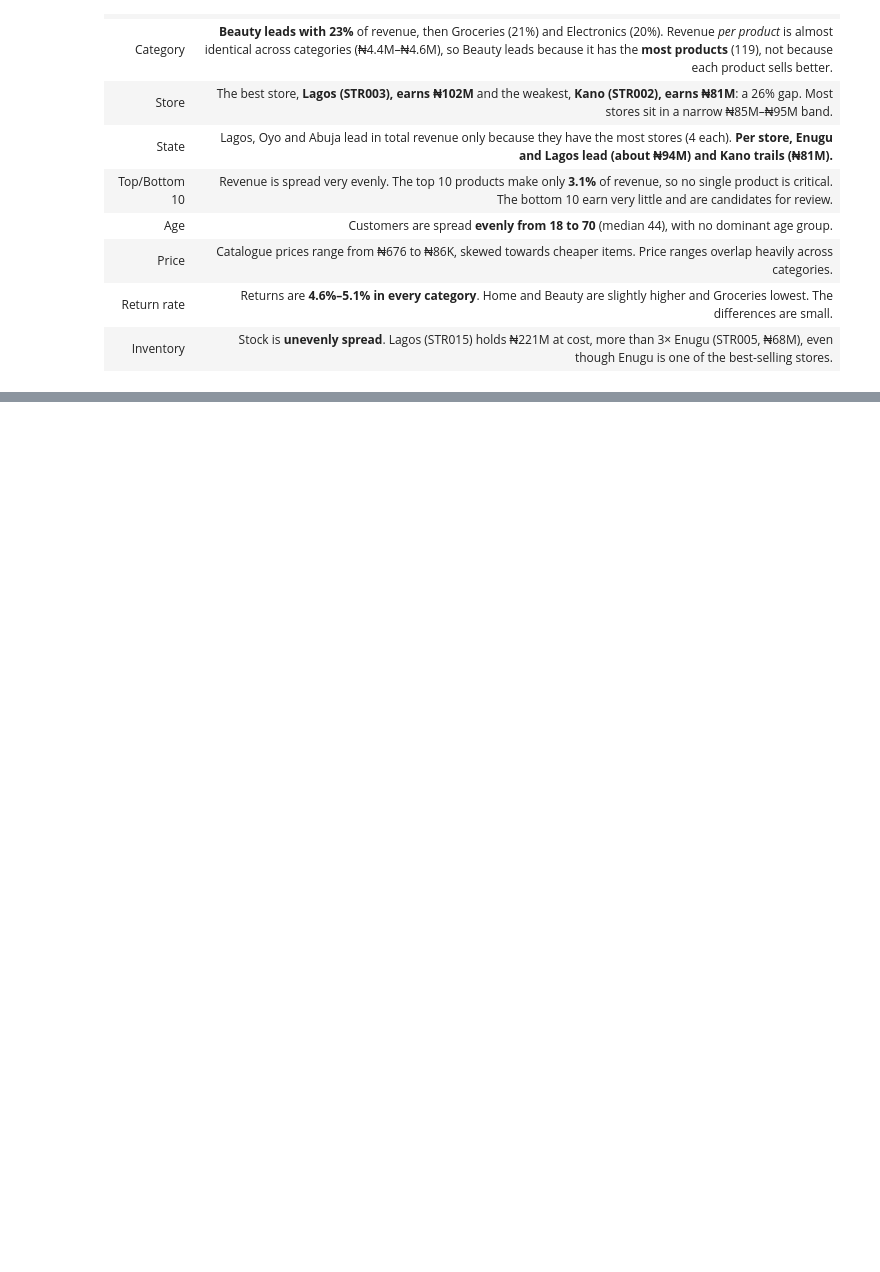
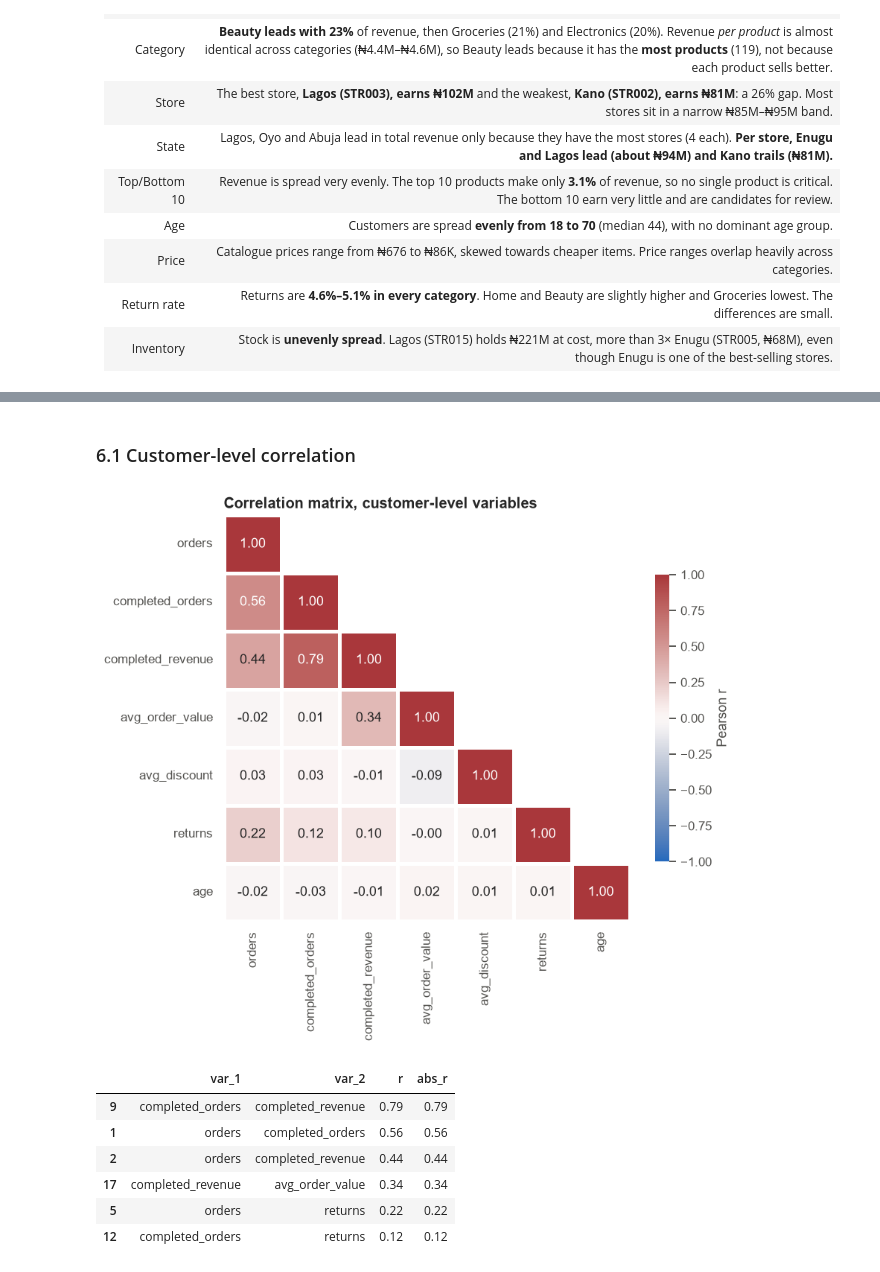
Before and after one commit to Mo-lemi/AnalystLab-Africa-Data-Science, a Jupyter notebook: Week1_DataScience_Project/Week1_EDA.ipynb, the cells around one changed output, grey strips where cells are left out. Saved outputs shown, nothing was run; the diff lists cells and outputs as text; code cells hidden in the pictures; blank space fills up the shorter version.

```diff
--- a/Week1_DataScience_Project/Week1_EDA.ipynb
+++ b/Week1_DataScience_Project/Week1_EDA.ipynb
@@ -1109,0 +1135,9 @@ inv_store.sort_values("stock_value", ascending=False).head()
+# %%
+def strongest_pairs(corr: pd.DataFrame, n: int = 8) -> pd.DataFrame:
+    """List the variable pairs with the largest absolute correlation."""
+    pairs = corr.where(np.triu(np.ones_like(corr, dtype=bool), k=1)).stack()
+    return (pairs.rename("r").reset_index().rename(columns={"level_0": "var_1", "level_1": "var_2"})
+            .assign(abs_r=lambda d: d["r"].abs()).sort_values("abs_r", ascending=False).head(n))
+
+
+strongest_pairs(order_corr)
@@ -1109,0 +1154,30 @@ inv_store.sort_values("stock_value", ascending=False).head()
+# %% [markdown]
+### 6.1 Customer-level correlation
+# %%
+customer_level = (
+    sales.groupby("customer_id")
+    .agg(orders=("order_id", "count"), completed_orders=("is_completed", "sum"),
+         completed_revenue=("net_sales", lambda s: s[sales.loc[s.index, "is_completed"] == 1].sum()),
+         avg_order_value=("net_sales", "mean"), avg_discount=("discount_pct", "mean"),
+         returns=("is_returned", "sum"))
+    .join(clean["customers"].set_index("customer_id")[["age"]])
+)
+customer_corr = customer_level.corr()
+
+fig, ax = plt.subplots(figsize=(8, 6.5))
+sns.heatmap(customer_corr, mask=np.triu(np.ones_like(customer_corr, dtype=bool), k=1), annot=True, fmt=".2f",
+            cmap="vlag", vmin=-1, vmax=1, center=0, square=True, linewidths=2, linecolor="white",
+            cbar_kws={"shrink": 0.7, "label": "Pearson r"}, ax=ax)
+ax.set_title("Correlation matrix, customer-level variables")
+ax.grid(False)
+save_fig(fig, "12_correlation_heatmap_customers")
+strongest_pairs(customer_corr, 6)
+# %% [output]
+[figure, added]
+|  | var_1 | var_2 | r | abs_r |
+| 9 | completed_orders | completed_revenue | 0.79 | 0.79 |
+| 1 | orders | completed_orders | 0.56 | 0.56 |
+| 2 | orders | completed_revenue | 0.44 | 0.44 |
+| 17 | completed_revenue | avg_order_value | 0.34 | 0.34 |
+| 5 | orders | returns | 0.22 | 0.22 |
+| 12 | completed_orders | returns | 0.12 | 0.12 |
```
Also changed, not shown: parts of 6 cells of this notebook, 3 other files.
